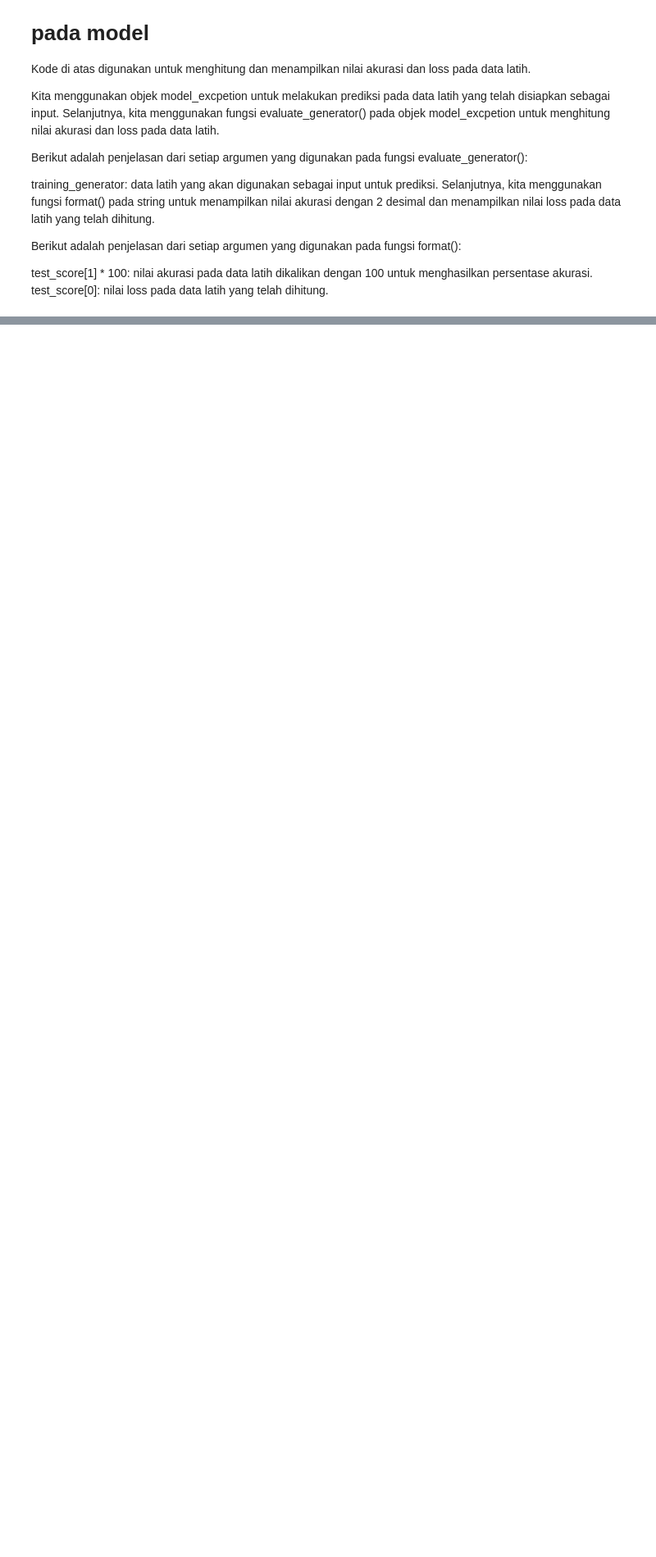
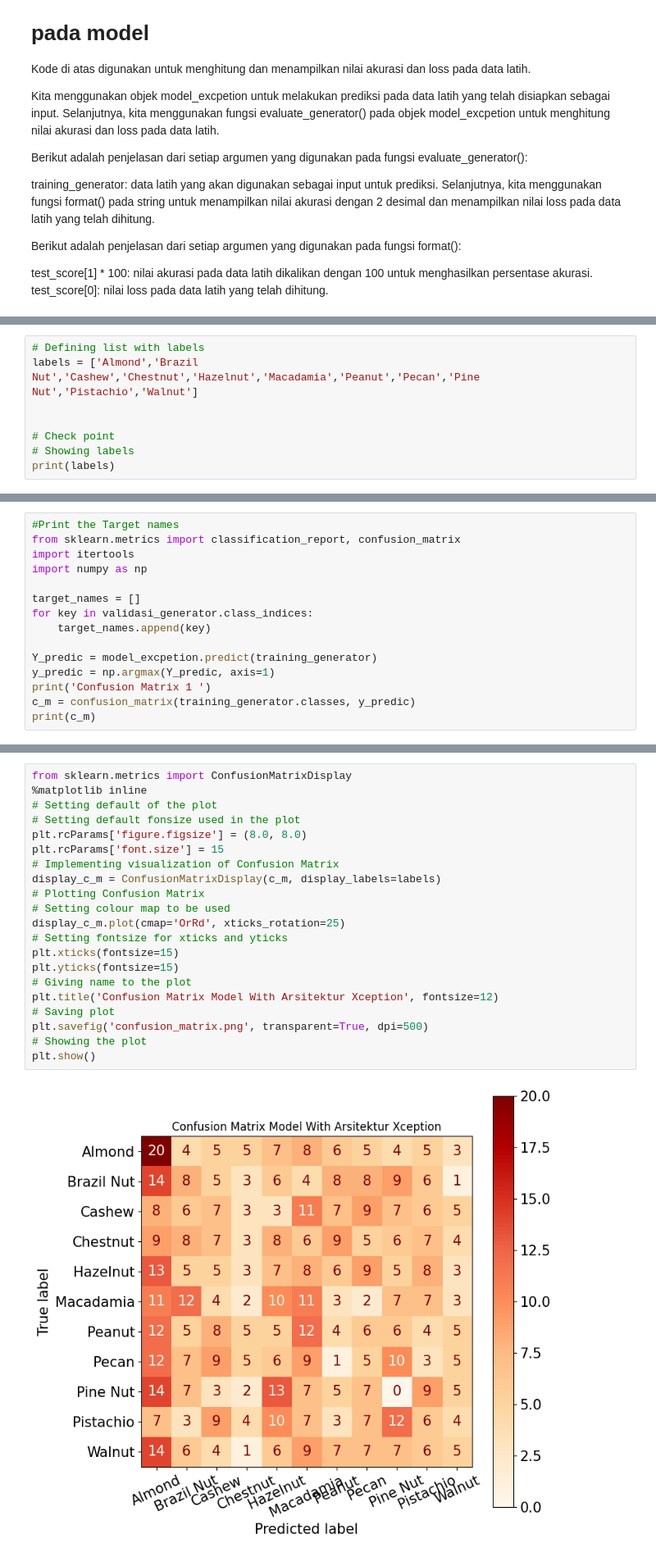
Before and after one commit to candrajulius/Classifcation_Nut_With_InceptionV3_And_Xception, a Jupyter notebook: Classification_Nut_Use_Inception_V3_And_Xception.ipynb, the cells around one changed output, grey strips where cells are left out. Shown at 82% size. Drawn from its saved outputs; the diff is of its cells as text; blank space fills up the shorter version.

```diff
--- a/Classification_Nut_Use_Inception_V3_And_Xception.ipynb
+++ b/Classification_Nut_Use_Inception_V3_And_Xception.ipynb
@@ -834,0 +837,8 @@ print("[INFO] Loss training: ",test_score[0])
+# %%
+# Defining list with labels
+labels = ['Almond','Brazil Nut','Cashew','Chestnut','Hazelnut','Macadamia','Peanut','Pecan','Pine Nut','Pistachio','Walnut']
+
+
+# Check point
+# Showing labels
+print(labels)
@@ -834,0 +849,15 @@ print("[INFO] Loss training: ",test_score[0])
+# %%
+#Print the Target names
+from sklearn.metrics import classification_report, confusion_matrix
+import itertools
+import numpy as np
+
+target_names = []
+for key in validasi_generator.class_indices:
+    target_names.append(key)
+
+Y_predic = model_excpetion.predict(training_generator)
+y_predic = np.argmax(Y_predic, axis=1)
+print('Confusion Matrix 1 ')
+c_m = confusion_matrix(training_generator.classes, y_predic)
+print(c_m)
@@ -834,0 +878,23 @@ print("[INFO] Loss training: ",test_score[0])
+# %%
+from sklearn.metrics import ConfusionMatrixDisplay
+%matplotlib inline
+# Setting default of the plot
+# Setting default fonsize used in the plot
+plt.rcParams['figure.figsize'] = (8.0, 8.0)
+plt.rcParams['font.size'] = 15
+# Implementing visualization of Confusion Matrix
+display_c_m = ConfusionMatrixDisplay(c_m, display_labels=labels)
+# Plotting Confusion Matrix
+# Setting colour map to be used
+display_c_m.plot(cmap='OrRd', xticks_rotation=25)
+# Setting fontsize for xticks and yticks
+plt.xticks(fontsize=15)
+plt.yticks(fontsize=15)
+# Giving name to the plot
+plt.title('Confusion Matrix Model With Arsitektur Xception', fontsize=12)
+# Saving plot
+plt.savefig('confusion_matrix.png', transparent=True, dpi=500)
+# Showing the plot
+plt.show()
+# %% [output]
+[figure, added]
```
Also changed, not shown: parts of 20 cells of this notebook.
